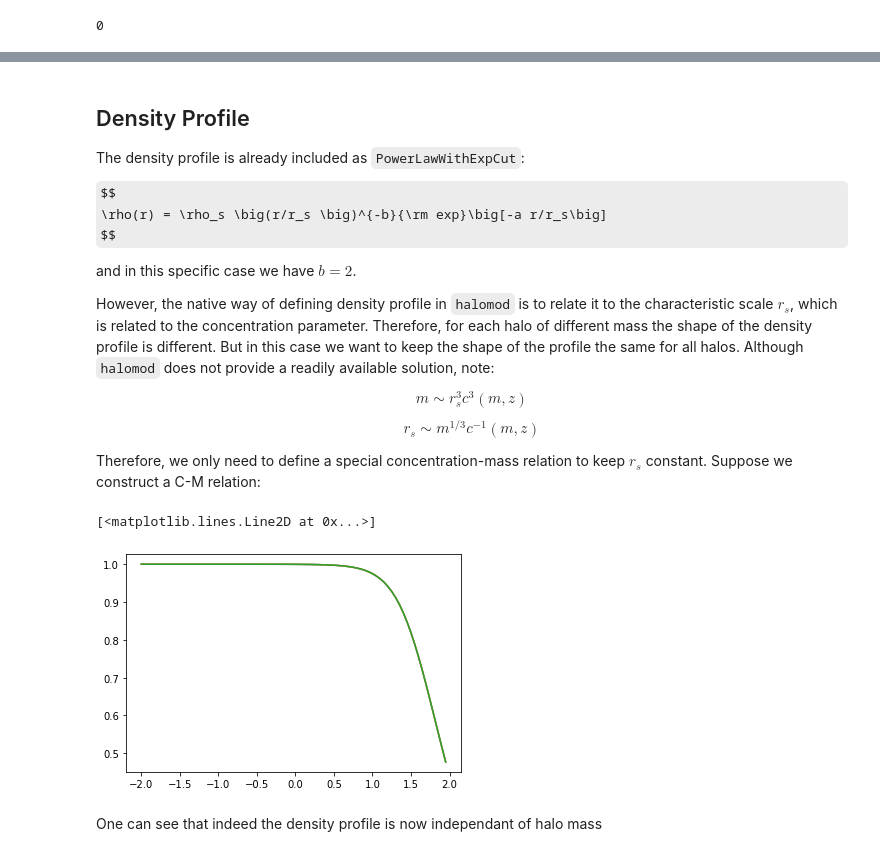
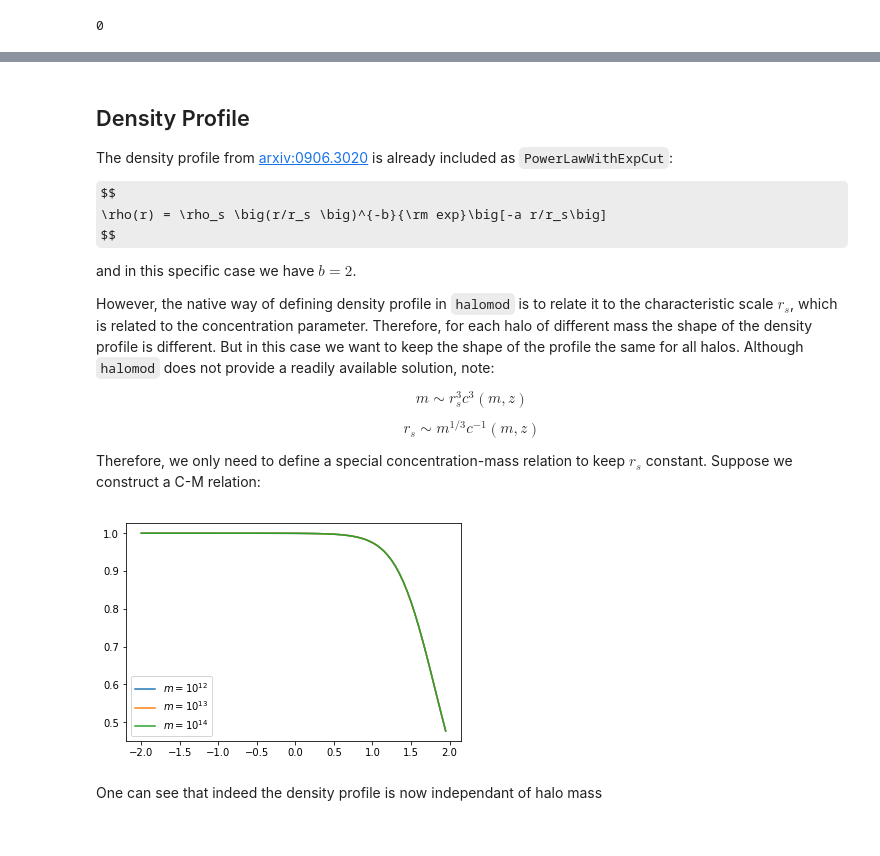
Before and after one commit to halomod/halomod, a Jupyter notebook: docs/examples/beyond_galaxy.ipynb, the cells around one changed output, grey strips where cells are left out. Cells and saved outputs as stored; diff of their text form; code cells hidden in the pictures; some formulas as TeX source.

```diff
--- a/docs/examples/beyond_galaxy.ipynb
+++ b/docs/examples/beyond_galaxy.ipynb
@@ -49,7 +49,7 @@ plt.plot(np.log10(hm.m),hm.satellite_occupation)
 # %% [markdown]
 ## Density Profile
 
-The density profile is already included as `PowerLawWithExpCut`:
+The density profile from [arxiv:0906.3020](https://arxiv.org/abs/0906.3020) is already included as `PowerLawWithExpCut`:
 
 $$
 \rho(r) = \rho_s \big(r/r_s \big)^{-b}{\rm exp}\big[-a r/r_s\big]
@@ -72,24 +72,27 @@ Therefore, we only need to define a special concentration-mass relation to keep
 from halomod.concentration import CMRelation
 from hmf.halos.mass_definitions import SOMean
 # %%
-class cmflux(CMRelation):
+class CMFlux(CMRelation):
     _defaults = {'c_0': 4}
     native_mdefs = (SOMean(),)
 
     def cm(self,m,z):
         return self.params['c_0']*(m*10**(-11))**(1/3)
 # %%
-hm = TracerHaloModel(halo_concentration_model = cmflux,
-                    halo_profile_model = "PowerLawWithExpCut",
-                    halo_profile_params = {"b":2.0,"a":1.0},
-                    hod_model = "Constant")
+hm = TracerHaloModel(
+    halo_concentration_model = CMFlux,
+    halo_profile_model = "PowerLawWithExpCut",
+    halo_profile_params = {"b":2.0,"a":1.0},
+    hod_model = "Constant",
+    transfer_model='EH',
+)
 # %%
-plt.plot(np.log10(hm.k_hm),hm.tracer_profile.u(hm.k_hm,m=1e12))
-plt.plot(np.log10(hm.k_hm),hm.tracer_profile.u(hm.k_hm,m=1e13))
-plt.plot(np.log10(hm.k_hm),hm.tracer_profile.u(hm.k_hm,m=1e14))
+plt.plot(np.log10(hm.k_hm),hm.tracer_profile.u(hm.k_hm,m=1e12), label='$m = 10^{12}$')
+plt.plot(np.log10(hm.k_hm),hm.tracer_profile.u(hm.k_hm,m=1e13), label='$m = 10^{13}$')
+plt.plot(np.log10(hm.k_hm),hm.tracer_profile.u(hm.k_hm,m=1e14), label='$m = 10^{14}$')
+plt.legend();
 # %% [output]
-[<matplotlib.lines.Line2D at 0x...>]
-[figure, old version]
+[figure, new version]
 # %% [markdown]
 One can see that indeed the density profile is now independant of halo mass
 # %% [markdown]
```
Also changed, not shown: parts of 19 cells of this notebook, 1 other file.
